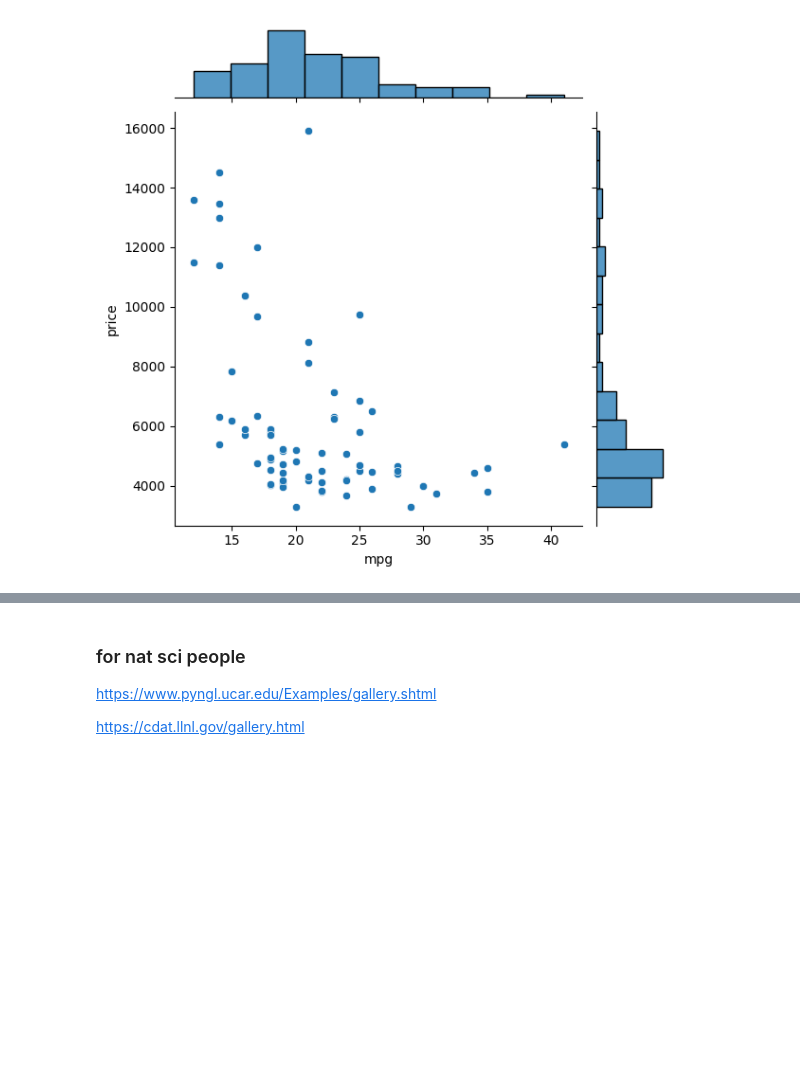
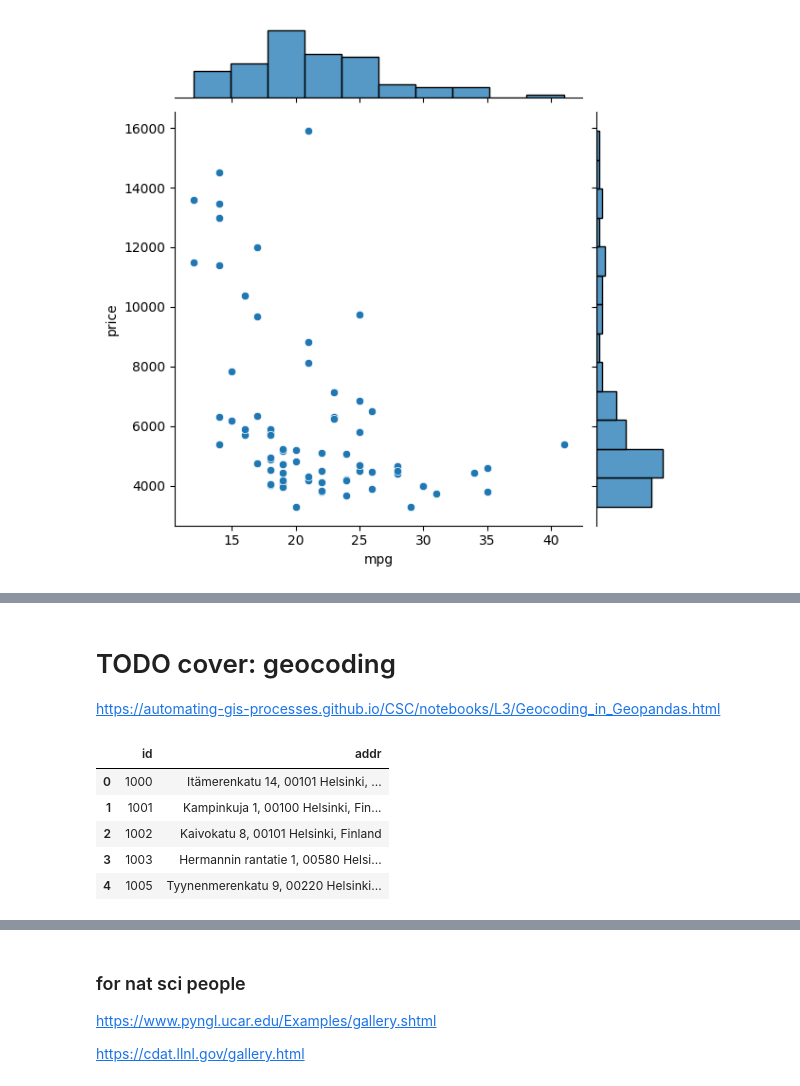
Before and after one commit to theaok/gisPy, a Jupyter notebook: map.ipynb, the cells around one changed output, grey strips where cells are left out. Drawn from its saved outputs; the diff is of its cells as text; code cells hidden in the pictures; blank space fills up the shorter version.

```diff
--- a/map.ipynb
+++ b/map.ipynb
@@ -1317,3 +1317,18 @@ px.treemap(df, path=[px.Constant("world"), 'continent', 'country'], values='pop'
                   color_continuous_midpoint=np.average(df['lifeExp'], weights=df['pop']))
 # %% [output]
 [interactive output not drawn]
+# %% [markdown]
+# TODO cover: geocoding
+
+https://automating-gis-processes.github.io/CSC/notebooks/L3/Geocoding_in_Geopandas.html
+# %%
+df=pd.read_csv('https://github.com/theaok/data/raw/main/addresses.txt',sep=';')
+df=df[0:5]
+df
+# %% [output]
+|  | id | addr |
+| 0 | 1000 | Itämerenkatu 14, 00101 Helsinki, ... |
+| 1 | 1001 | Kampinkuja 1, 00100 Helsinki, Fin... |
+| 2 | 1002 | Kaivokatu 8, 00101 Helsinki, Finland |
+| 3 | 1003 | Hermannin rantatie 1, 00580 Helsi... |
+| 4 | 1005 | Tyynenmerenkatu 9, 00220 Helsinki... |
```
Also changed, not shown: parts of 4 cells of this notebook.
